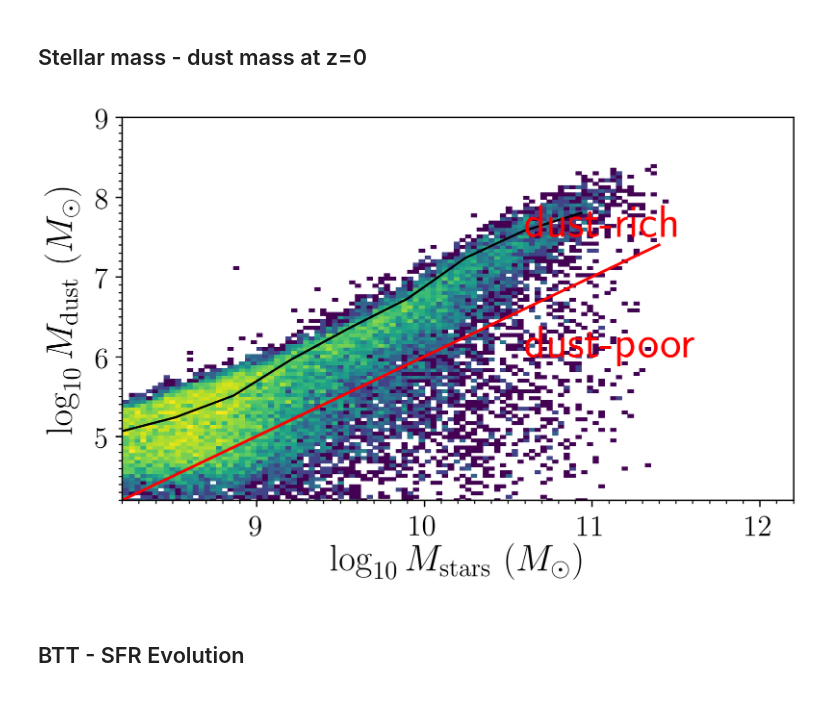
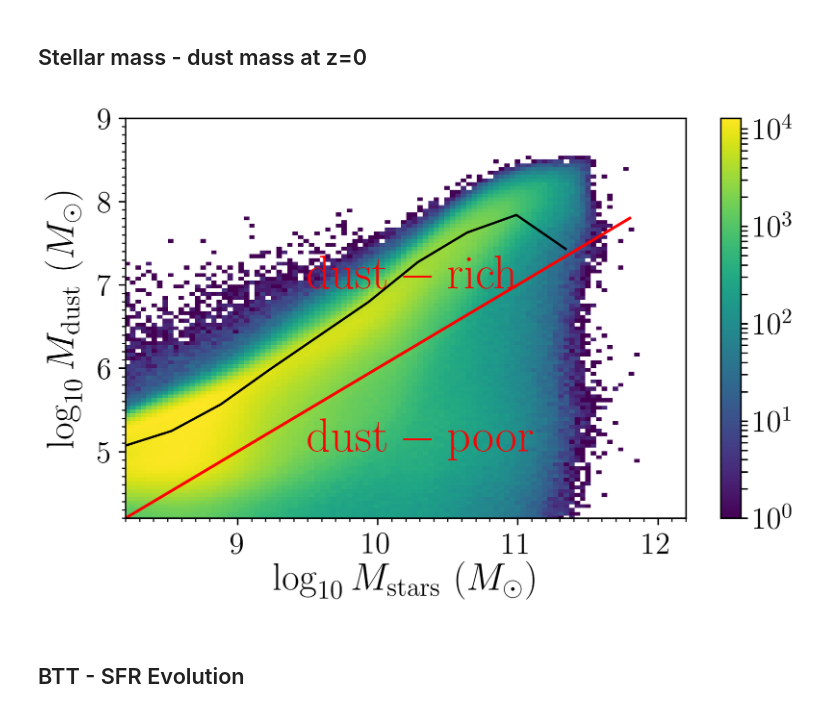
Before and after one commit to darrencroton/sage, a Jupyter notebook: analysis/dust-result.ipynb, the cells around one changed output. Cells and saved outputs as stored; diff of their text form; code cells hidden in the pictures.

Commit message:
update text fonts in all plots

```diff
--- a/analysis/dust-result.ipynb
+++ b/analysis/dust-result.ipynb
@@ -17,21 +17,21 @@ BoxSize = ((62.5**3) * (8/8))**(1/3)
 dilute = 5000
 sSFRcut = -11.0
 # %%
-#directory = '../../output/test-bulge3/'
-directory = '../src/auxdata/trees/play2-full/'
+directory = '../../output/test-bulge3/'
+#directory = '../src/auxdata/trees/play2-full/'
 #directory1 = '../../output/no-destruct/'
 filename = 'model'
-redshift = [127.000, 79.998, 50.000, 30.000, 19.916, 18.244, 16.725, 15.343, 14.086, 12.941, 11.897, 10.944, 10.073, 9.278, 8.550, 7.883, 7.272, 6.712, 6.197, 5.724, 5.289, 4.888, 4.520, 4.179, 3.866, 3.576, 3.308, 3.060, 2.831, 2.619, 2.422, 2.239, 2.070, 1.913, 1.766, 1.630, 1.504, 1.386, 1.276, 1.173, 1.078, 0.989, 0.905, 0.828, 0.755, 0.687, 0.624, 0.564, 0.509, 0.457, 0.408, 0.362, 0.320, 0.280, 0.242, 0.208, 0.175, 0.144, 0.116, 0.089, 0.064, 0.041, 0.020, 0.000]
-redshift.reverse()
-age_list = cosmo.age(redshift).value
-lbtime = cosmo.lookback_time(redshift).value
-#redshift = [0.000, 1.386, 2.070, 3.060, 4.179, 5.289, 6.197, 7.272] #millennium
+#redshift = [127.000, 79.998, 50.000, 30.000, 19.916, 18.244, 16.725, 15.343, 14.086, 12.941, 11.897, 10.944, 10.073, 9.278, 8.550, 7.883, 7.272, 6.712, 6.197, 5.724, 5.289, 4.888, 4.520, 4.179, 3.866, 3.576, 3.308, 3.060, 2.831, 2.619, 2.422, 2.239, 2.070, 1.913, 1.766, 1.630, 1.504, 1.386, 1.276, 1.173, 1.078, 0.989, 0.905, 0.828, 0.755, 0.687, 0.624, 0.564, 0.509, 0.457, 0.408, 0.362, 0.320, 0.280, 0.242, 0.208, 0.175, 0.144, 0.116, 0.089, 0.064, 0.041, 0.020, 0.000]
+#redshift.reverse()
+#age_list = cosmo.age(redshift).value
+#lbtime = cosmo.lookback_time(redshift).value
+redshift = [0.000, 1.386, 2.070, 3.060, 4.179, 5.289, 6.197, 7.272] #millennium
 #redshift = [0.024, 1.309, 2.051, 3.033, 4.088, 5.127, 6.044, 7.098] #genesis
 #redshift = [0.000, 1.379, 2.028, 3.060, 4.043, 5.161, 6.231, 7.313] #bolshoi
 #redshift = [0.000]
 #redshift = [0.000, 1.321, 2.028, 3.037, 4.038, 5.150, 6.022, 7.026] #MDPL
 firstfile = 0
-lastfile = 7
+lastfile = 511
 MaxTreeFiles = lastfile - firstfile + 1
 #print(lbtime)
 # %%
@@ -149,8 +149,8 @@ plt.rcParams['figure.dpi'] = 300
 matplotlib.rcParams.update({'errorbar.capsize': 2})
 matplotlib.rcParams.update({'font.size': 12})
 plt.rcParams['text.usetex'] = True
-plt.rcParams['xtick.labelsize'] = 12
-plt.rcParams['ytick.labelsize'] = 12
+plt.rcParams['xtick.labelsize'] = 16
+plt.rcParams['ytick.labelsize'] = 16
 # %% [markdown]
 # Allresults
 # %% [markdown]
@@ -4308,36 +4316,38 @@ mass = np.log10(G_history[0].StellarMass[w] * 1.e10 / Hubble_h)
 
 binwidth = 0.3
 total_bins = int((max(mass) - min(mass)) / binwidth)
 bins = np.linspace(mass.min(), mass.max(), total_bins)
 delta = bins[1]-bins[0]
 idx = np.digitize(mass, bins)
 
 #PLOT COLD DUST MEDIAN
 #=====================
 median = [np.percentile(dust[idx==k+1], 50) for k in range(total_bins) if len(dust[idx==k+1]) > 3]
 x = [(bins[k]-delta/2) for k in range(total_bins) if len(dust[idx==k+1]) > 3]
 h = ax1.hist2d(mass, dust, bins=100, norm=LogNorm())
+plt.colorbar(h[3])
 plt.plot(x, median, 'k-', linewidth=1.2)
 
 plt.axis([8.2, 12.2, 4.2, 9])
 ax1.xaxis.set_minor_locator(plt.MultipleLocator(0.1))
 ax1.yaxis.set_minor_locator(plt.MultipleLocator(0.1))
 plt.yticks([5, 6, 7, 8, 9])
 
 plt.xlabel(r'$\log_{10} M_{\mathrm{stars}}\ (M_{\odot})$', fontsize=20)
 plt.ylabel(r'$\log_{10} M_{\mathrm{dust}}\ (M_{\odot})$', fontsize=20)
 
 #plt.axvspan(np.log10(5.8e10), 11,color='pink', alpha=0.8)
 #plt.axhline(y=7, color='magenta')
 x = np.arange(min(mass), max(mass), 0.2)
 y = x-4
 plt.plot(x, y, 'r-')
+
 plt.tight_layout()
-plt.text(10.6, 6, 'dust-poor', color='red', fontsize=25)
-plt.text(10.6, 7.5, 'dust-rich', color='red', fontsize=25)
+plt.text(9.5, 5, r'$\mathrm{dust-poor}$', color='red', fontsize=25)
+plt.text(9.5, 7, r'$\mathrm{dust-rich}$', color='red', fontsize=25)
 plt.savefig('plots/dust-stellarmass-test-bulge3.png')
 # %% [output]
-[figure, old version]
+[figure, new version]
 # %% [markdown]
 ## BTT - SFR Evolution
 # %%
```
Also changed, not shown: parts of 9 cells of this notebook.
